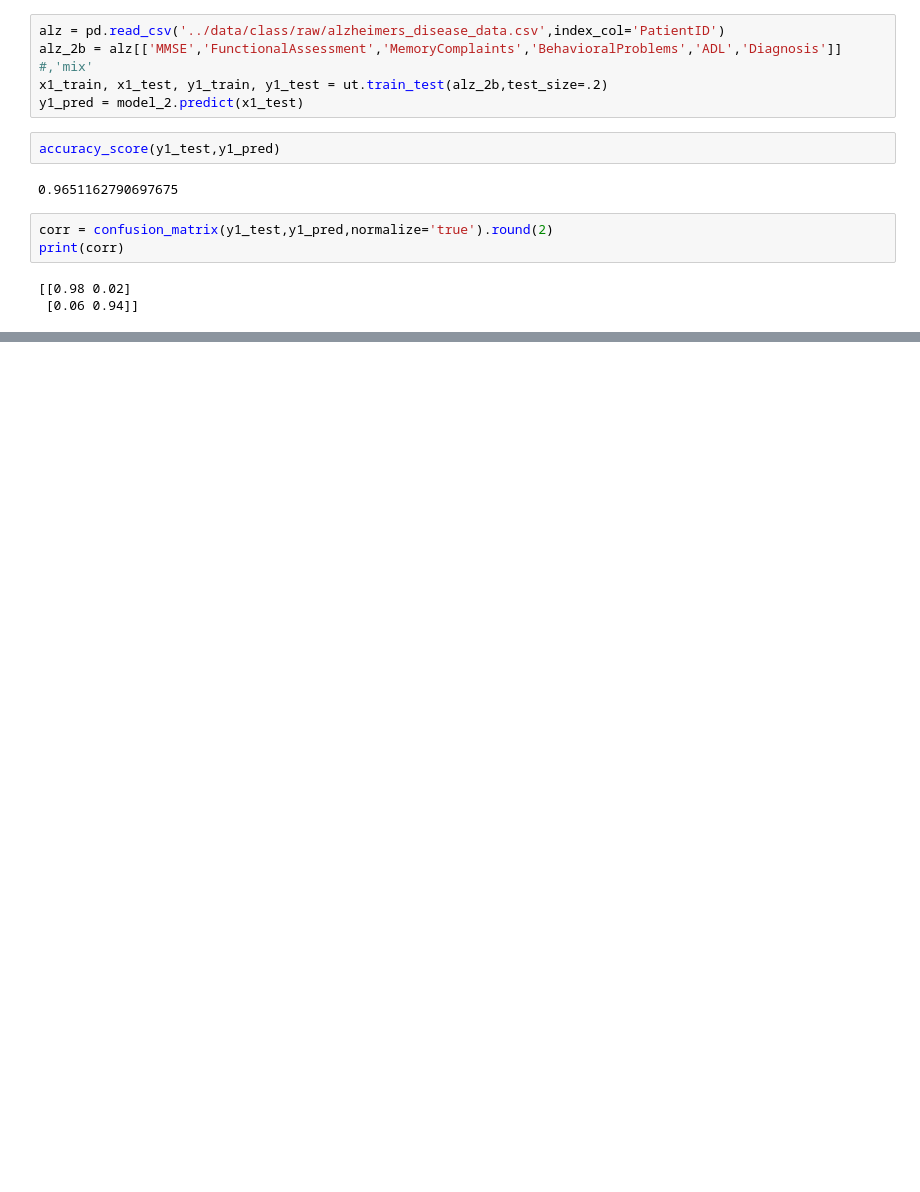
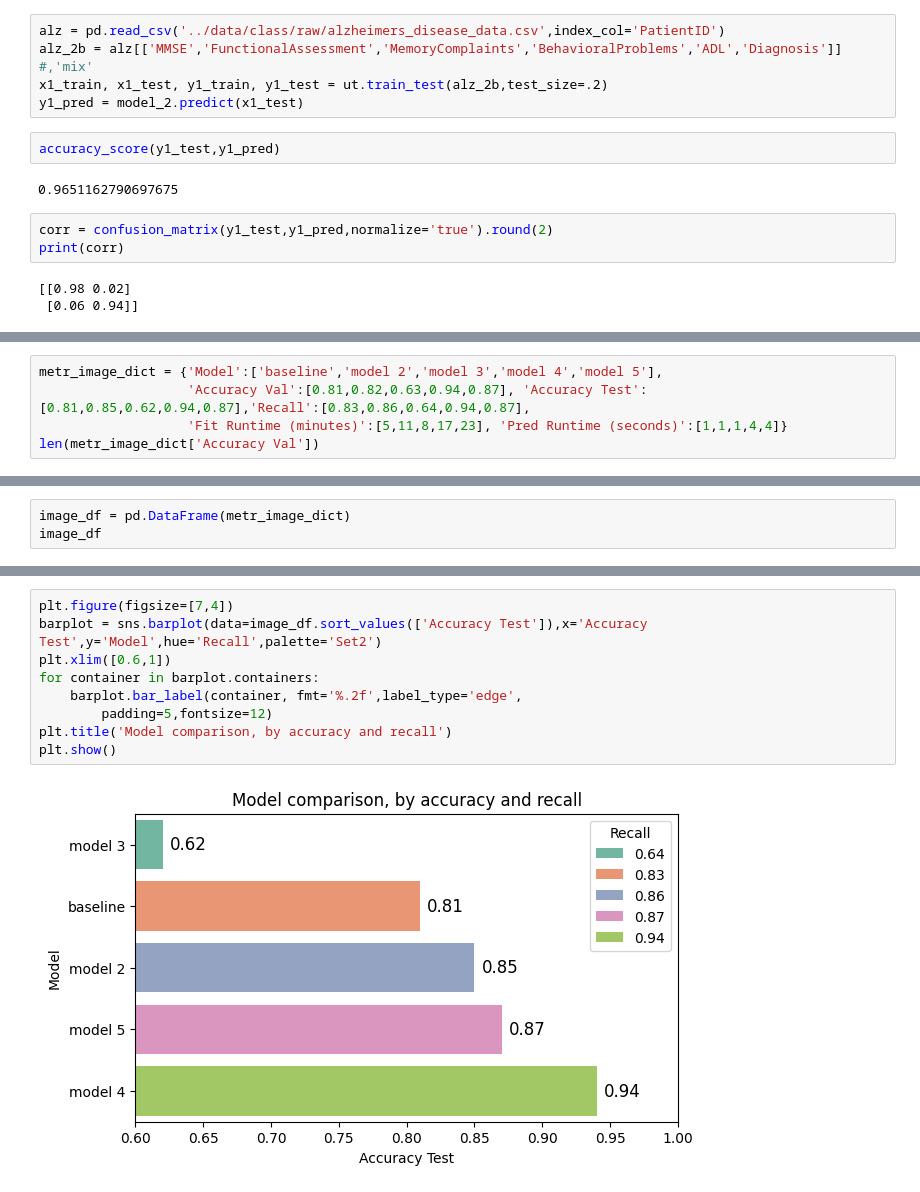
Before and after one commit to RauGarGom/ml_alzheimer_class, a Jupyter notebook: notebooks/charts.ipynb, the cells around one changed output, grey strips where cells are left out. Cells and saved outputs as stored; diff of their text form; blank space fills up the shorter version.

```diff
--- a/notebooks/charts.ipynb
+++ b/notebooks/charts.ipynb
@@ -88,0 +99,5 @@ plt.show();
+# %%
+metr_image_dict = {'Model':['baseline','model 2','model 3','model 4','model 5'],
+                   'Accuracy Val':[0.81,0.82,0.63,0.94,0.87], 'Accuracy Test':[0.81,0.85,0.62,0.94,0.87],'Recall':[0.83,0.86,0.64,0.94,0.87],
+                   'Fit Runtime (minutes)':[5,11,8,17,23], 'Pred Runtime (seconds)':[1,1,1,4,4]}
+len(metr_image_dict['Accuracy Val'])
@@ -88,0 +106,3 @@ plt.show();
+# %%
+image_df = pd.DataFrame(metr_image_dict)
+image_df
@@ -88,0 +125,11 @@ plt.show();
+# %%
+plt.figure(figsize=[7,4])
+barplot = sns.barplot(data=image_df.sort_values(['Accuracy Test']),x='Accuracy Test',y='Model',hue='Recall',palette='Set2')
+plt.xlim([0.6,1])
+for container in barplot.containers:
+    barplot.bar_label(container, fmt='%.2f',label_type='edge',
+        padding=5,fontsize=12)
+plt.title('Model comparison, by accuracy and recall')
+plt.show()
+# %% [output]
+[figure, added]
```
Also changed, not shown: parts of 20 cells of this notebook, 22 other files.
